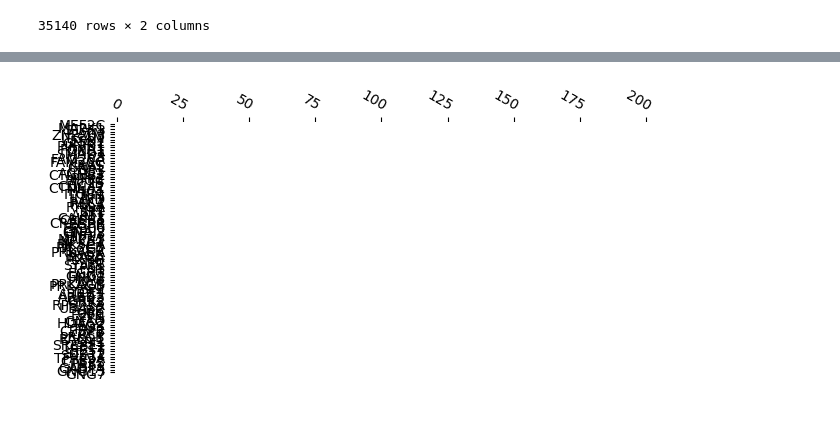
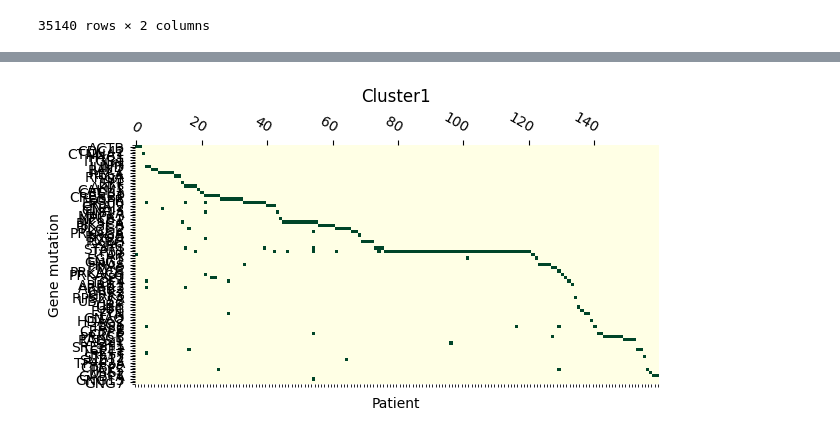
Before and after one commit to dmartmillan/OMEN, a Jupyter notebook: new_data/ClusteringPlot.ipynb, the cells around one changed output, grey strips where cells are left out. Saved outputs shown, nothing was run; the diff lists cells and outputs as text; code cells hidden in the pictures.

```diff
--- a/new_data/ClusteringPlot.ipynb
+++ b/new_data/ClusteringPlot.ipynb
@@ -120,5 +59,5 @@ for i in pat:
 # %%
-def heatmap(data, row_labels, col_labels, ax=None,
+def heatmap(data, row_labels, col_labels, plot_title, ax=None,
             cbar_kw=None, cbarlabel="", **kwargs):
     """
     Create a heatmap from a numpy array and two lists of labels.
@@ -167,12 +106,16 @@ def heatmap(data, row_labels, col_labels, ax=None,
     plt.setp(ax.get_xticklabels(), rotation=-30, ha="right",
              rotation_mode="anchor")
 
+    plt.title(plot_title)
+    plt.xlabel("Patient")
+    plt.ylabel("Gene mutation")
+
     # Turn spines off and create white grid.
     ax.spines[:].set_visible(False)
 
     ax.set_xticks(np.arange(data.shape[1]+1)-.5, minor=True)
     ax.set_yticks(np.arange(data.shape[0]+1)-.5, minor=True)
-    ax.grid(which="minor", color="w", linestyle='-', linewidth=3)
-    ax.tick_params(which="minor", bottom=False, left=False)
+    #ax.grid(which="minor", color="w", linestyle='-', linewidth=0.5)
+    #ax.tick_params(which="minor", bottom=False, left=False)
 
     return im
@@ -209,10 +122,35 @@ plt.show()
-# %%
-fig, ax = plt.subplots()
-
-im = heatmap(data_plot_sorted_all,genes_all,patients_all,ax=ax,
-                   cmap="YlGn", cbarlabel="Mutation")
-
-fig.tight_layout()
-plt.show()
-# %% [output]
-[figure, removed]
+# %%
+def data_matrix(genes,patients,name_figure,plot_title):
+    shape = (len(genes),len(patients))
+    data_plot = np.empty(shape, dtype=float)
+    for g in range(len(genes)):
+        for p in range(len(patients)):
+                if len(dfMAF.loc[(dfMAF['Hugo_Symbol'] == genes[g]) & (dfMAF["Tumor_Sample_Barcode"] == patients[p])]) == 0:
+                    data_plot[g,p] = 0
+                else:
+                    data_plot[g,p] = 1
+
+    data_plot_sorted = np.empty(shape, dtype=float)
+    pat = []
+    for g in range(len(genes)):
+        for p in range(len(patients)):
+            if data_plot[g,p] == 1 and p not in pat:
+                pat.append(p)
+
+    j = 0
+    for i in pat:
+        data_plot_sorted[:,j] = data_plot[:,i]
+        j=j+1
+
+    fig, ax = plt.subplots()
+
+    im = heatmap(data_plot_sorted,genes,patients,plot_title,ax=ax,
+                   cmap="YlGn", cbarlabel="Mutation")
+
+    fig.tight_layout()
+    plt.savefig(name_figure)
+    plt.show()
+# %%
+data_matrix(genes1,patients1,"PlotCluster1.png","Cluster1")
+# %% [output]
+[figure, added]
```
Also changed, not shown: parts of 12 cells of this notebook.
